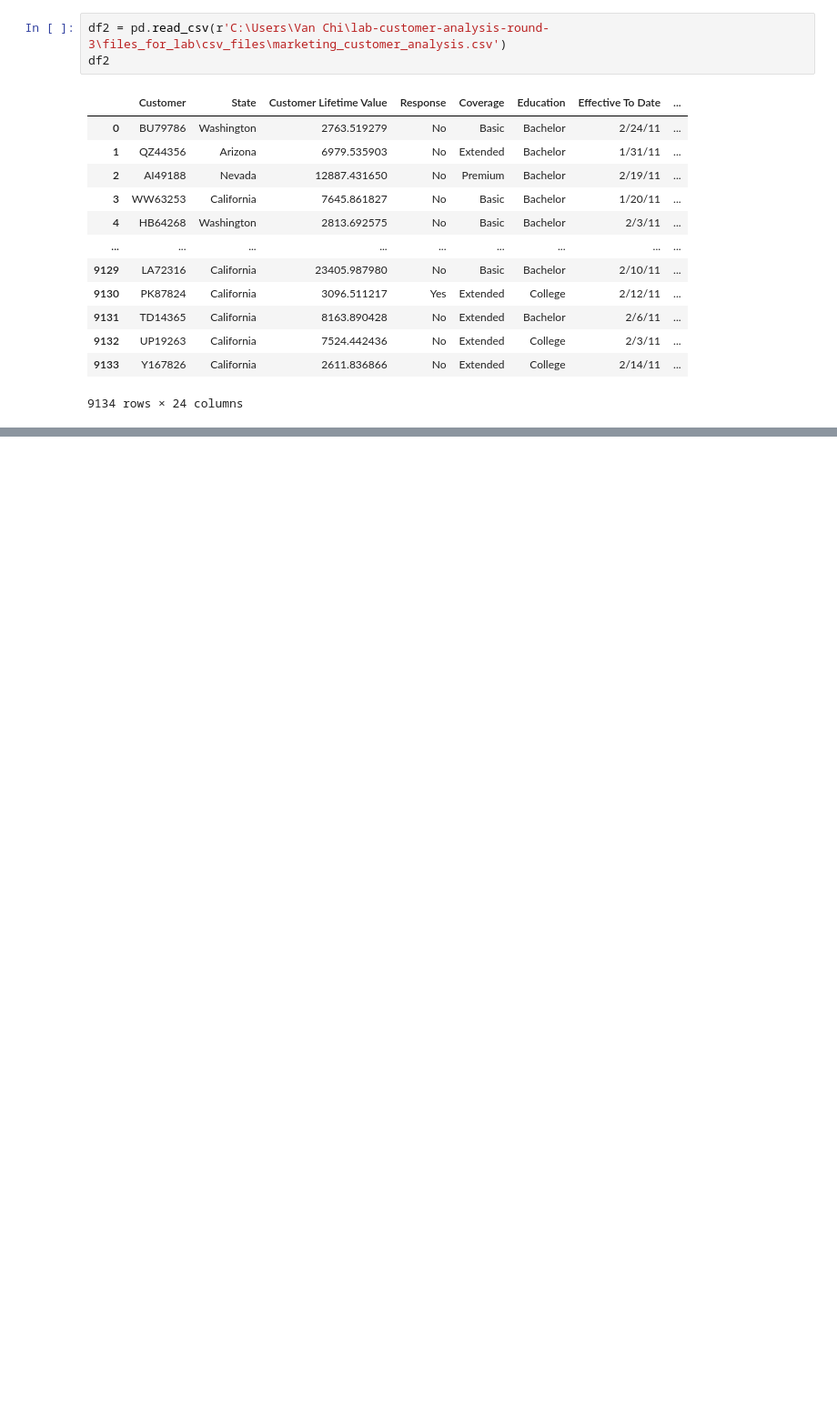
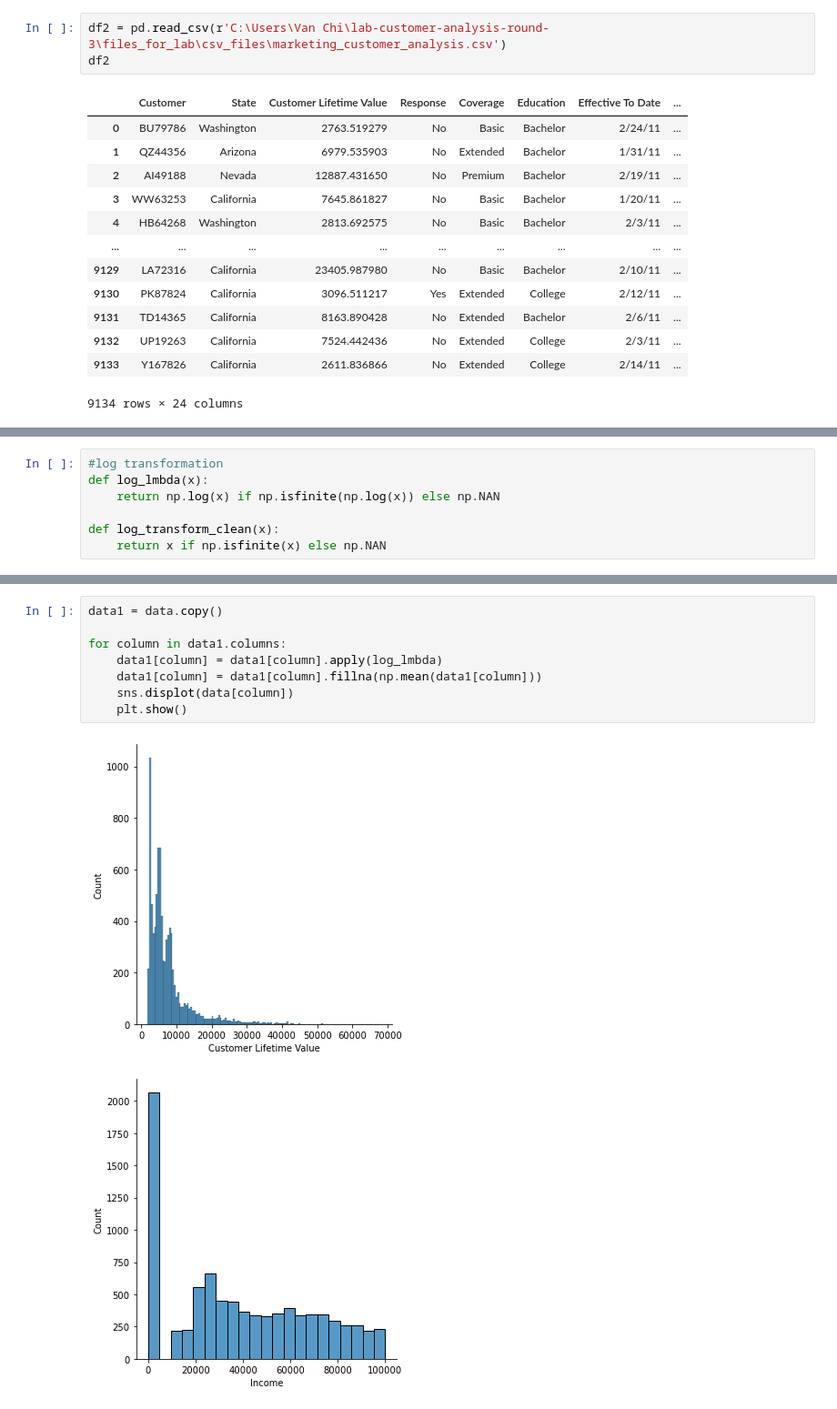
Before and after one commit to vanchido/lab-customer-analysis-round-2, a Jupyter notebook: lab-customer-analysis-round-2.ipynb, the cells around one changed output, grey strips where cells are left out. Shown at 91% size. Drawn from its saved outputs; the diff is of its cells as text; blank space fills up the shorter version.

```diff
--- a/lab-customer-analysis-round-2.ipynb
+++ b/lab-customer-analysis-round-2.ipynb
@@ -664,0 +744,7 @@ plt.show()
+# %%
+#log transformation
+def log_lmbda(x):
+    return np.log(x) if np.isfinite(np.log(x)) else np.NAN
+
+def log_transform_clean(x):
+    return x if np.isfinite(x) else np.NAN
@@ -664,0 +760,11 @@ plt.show()
+# %%
+data1 = data.copy()
+
+for column in data1.columns:
+    data1[column] = data1[column].apply(log_lmbda)
+    data1[column] = data1[column].fillna(np.mean(data1[column]))
+    sns.displot(data[column])
+    plt.show()
+# %% [output]
+[figure, added]
+[figure, added]
```
Also changed, not shown: parts of 25 cells of this notebook, 1 other file.
